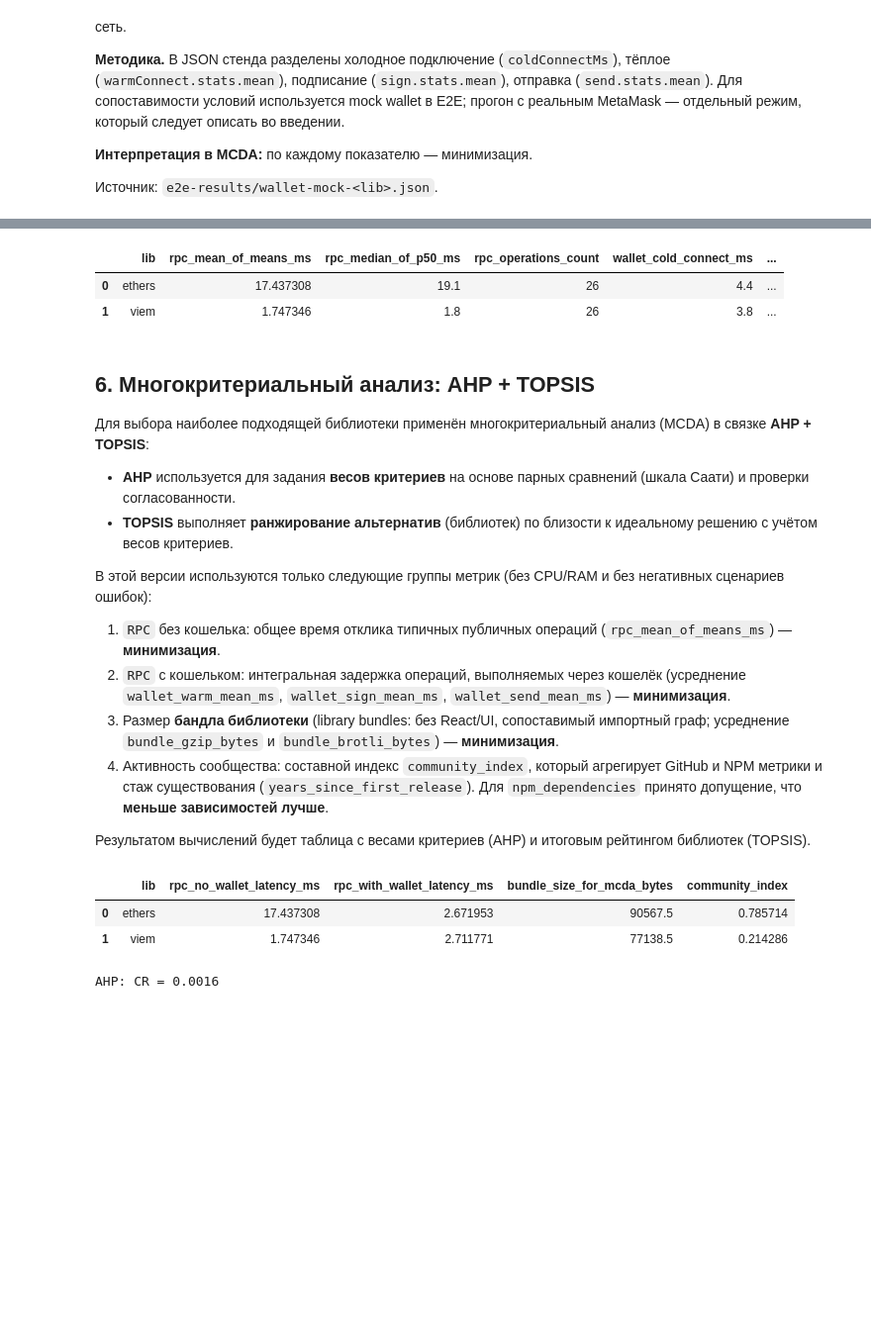
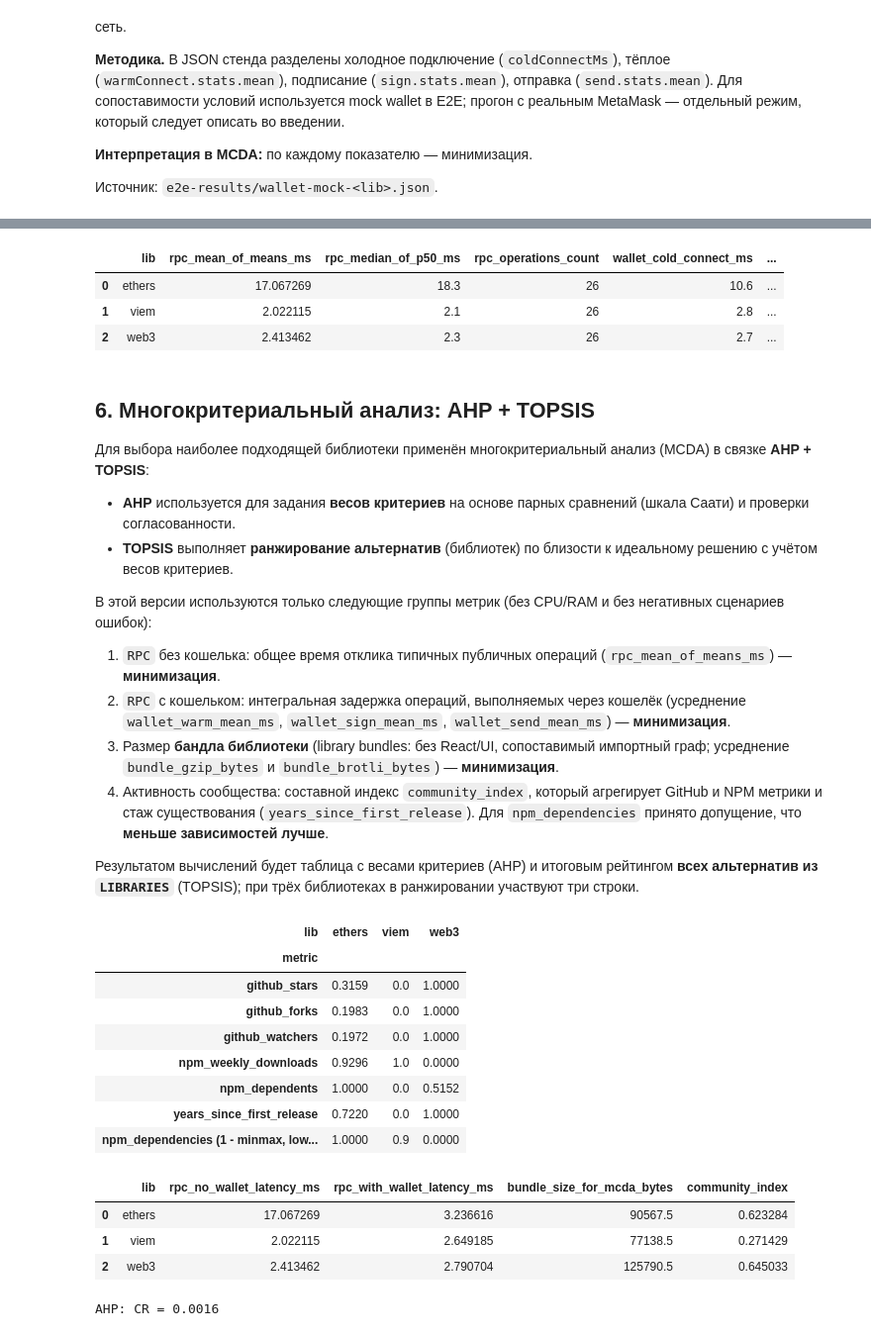
Before and after one commit to aka-Steam/web3libs, a Jupyter notebook: analysis/vkr_metrics_chapter.ipynb, the cells around one changed output, grey strips where cells are left out. Shown at 99% size. Saved outputs shown, nothing was run; the diff lists cells and outputs as text; code cells hidden in the pictures; blank space fills up the shorter version.

```diff
--- a/analysis/vkr_metrics_chapter.ipynb
+++ b/analysis/vkr_metrics_chapter.ipynb
@@ -41,9 +41,13 @@ except Exception:
 import matplotlib.pyplot as plt
 
 # --- настройки ---
-LIBRARIES: list[str] = ["ethers", "viem"]
+LIBRARIES: list[str] = ["ethers", "viem", "web3"]
 # Плоские ключи из bundle-analysis.json (library-only, см. npm run run-bundle-analysis)
-BUNDLE_KEY_BY_LIB: dict[str, str] = {"ethers": "dist-lib-ethers", "viem": "dist-lib-viem"}
+BUNDLE_KEY_BY_LIB: dict[str, str] = {
+    "ethers": "dist-lib-ethers",
+    "viem": "dist-lib-viem",
+    "web3": "dist-lib-web3",
+}
 plt.rcParams["axes.prop_cycle"] = plt.cycler(color=["#FF6200", "#0F4FA8", "#3BDA00"])
 # Дата «наблюдения» для расчёта стажа с первого релиза (замените на дату снятия метрик в ВКР)
 REFERENCE_DATE: date = date.today()
@@ -633,8 +637,9 @@ display(df_summary)
 # print("Saved", out)
 # %% [output]
 |  | lib | rpc_mean_of_means_ms | rpc_median_of_p50_ms | rpc_operations_count | wallet_cold_connect_ms | ... |
-| 0 | ethers | 17.437308 | 19.1 | 26 | 4.4 | ... |
-| 1 | viem | 1.747346 | 1.8 | 26 | 3.8 | ... |
+| 0 | ethers | 17.067269 | 18.3 | 26 | 10.6 | ... |
+| 1 | viem | 2.022115 | 2.1 | 26 | 2.8 | ... |
+| 2 | web3 | 2.413462 | 2.3 | 26 | 2.7 | ... |
 # %% [markdown]
 ## 6. Многокритериальный анализ: AHP + TOPSIS
 
@@ -650,7 +655,7 @@ display(df_summary)
 3. Размер **бандла библиотеки** (library bundles: без React/UI, сопоставимый импортный граф; усреднение `bundle_gzip_bytes` и `bundle_brotli_bytes`) — **минимизация**.
 4. Активность сообщества: составной индекс `community_index`, который агрегирует GitHub и NPM метрики и стаж существования (`years_since_first_release`). Для `npm_dependencies` принято допущение, что **меньше зависимостей лучше**.
 
-Результатом вычислений будет таблица с весами критериев (AHP) и итоговым рейтингом библиотек (TOPSIS).
+Результатом вычислений будет таблица с весами критериев (AHP) и итоговым рейтингом **всех альтернатив из `LIBRARIES`** (TOPSIS); при трёх библиотеках в ранжировании участвуют три строки.
 # %%
 # --- Подготовка матрицы критериев (строго по выбранным группам метрик) ---
 
@@ -669,37 +674,57 @@ COMMUNITY_BENEFIT_COLS = [
 COMMUNITY_COST_COL = 'npm_dependencies'  # меньше зависимостей лучше
 
 
 def minmax_norm(s: pd.Series) -> pd.Series:
     lo, hi = pd.to_numeric(s, errors='coerce').min(), pd.to_numeric(s, errors='coerce').max()
     if not np.isfinite(lo) or not np.isfinite(hi) or hi == lo:
         # если все значения одинаковые (или NaN), вклад критерия нейтрален
         return pd.Series(0.5, index=s.index)
     return (s - lo) / (hi - lo)
 
 
 # Критерии MCDA
 mcda_df = pd.DataFrame({'lib': df_summary['lib'].copy()})
 mcda_df['rpc_no_wallet_latency_ms'] = pd.to_numeric(df_summary['rpc_mean_of_means_ms'], errors='coerce')
 mcda_df['rpc_with_wallet_latency_ms'] = df_summary[WALLET_LATENCY_COLS].apply(pd.to_numeric, errors='coerce').mean(axis=1, skipna=True)
 
 # Усредняем gzip и brotli как приближение к доставляемому размеру
 mcda_df['bundle_size_for_mcda_bytes'] = df_summary[BUNDLE_COLS].apply(pd.to_numeric, errors='coerce').mean(axis=1, skipna=True)
 
 # Индекс сообщества: нормализованные benefit и преобразованный cost
 community_norm_benefit = [minmax_norm(df_summary[c]) for c in COMMUNITY_BENEFIT_COLS]
 community_norm_cost = 1.0 - minmax_norm(df_summary[COMMUNITY_COST_COL])
 community_components = community_norm_benefit + [community_norm_cost]
-mcda_df['community_index'] = pd.concat(community_components, axis=1).mean(axis=1)
+community_norm_table = pd.concat(community_components, axis=1)
+community_norm_table.columns = COMMUNITY_BENEFIT_COLS + [
+    f"{COMMUNITY_COST_COL} (1 - minmax, lower deps better)",
+]
+community_norm_table.insert(0, "lib", df_summary["lib"].to_numpy())
+# display(community_norm_table.round(4))
+
+# Предпросмотр: столбцы — библиотеки, строки — метрики (min-max по каждой метрике)
+display(community_norm_table.set_index("lib").T.rename_axis("metric").round(4))
+
+mcda_df['community_index'] = community_norm_table.drop(columns=["lib"]).mean(axis=1)
 
 # Список критериев и их тип для TOPSIS: 1 = максимум лучше, -1 = минимум лучше
 CRITERIA_COLS = ['rpc_no_wallet_latency_ms', 'rpc_with_wallet_latency_ms', 'bundle_size_for_mcda_bytes', 'community_index']
 TYPES = np.array([-1, -1, -1, 1], dtype=int)
 
 display(mcda_df)
 # %% [output]
-|  | lib | rpc_no_wallet_latency_ms | rpc_with_wallet_latency_ms | bundle_size_for_mcda_bytes | community_index |
-| 0 | ethers | 17.437308 | 2.671953 | 90567.5 | 0.785714 |
-| 1 | viem | 1.747346 | 2.711771 | 77138.5 | 0.214286 |
+| lib | ethers | viem | web3 |
+| metric |  |  |  |
+| github_stars | 0.3159 | 0.0 | 1.0000 |
+| github_forks | 0.1983 | 0.0 | 1.0000 |
+| github_watchers | 0.1972 | 0.0 | 1.0000 |
+| npm_weekly_downloads | 0.9296 | 1.0 | 0.0000 |
+| npm_dependents | 1.0000 | 0.0 | 0.5152 |
+| years_since_first_release | 0.7220 | 0.0 | 1.0000 |
+| npm_dependencies (1 - minmax, low... | 1.0000 | 0.9 | 0.0000 |
+|  | lib | rpc_no_wallet_latency_ms | rpc_with_wallet_latency_ms | bundle_size_for_mcda_bytes | community_index |
+| 0 | ethers | 17.067269 | 3.236616 | 90567.5 | 0.623284 |
+| 1 | viem | 2.022115 | 2.649185 | 77138.5 | 0.271429 |
+| 2 | web3 | 2.413462 | 2.790704 | 125790.5 | 0.645033 |
 # %%
 # --- AHP: веса критериев ---
 
```
Also changed, not shown: parts of 8 cells of this notebook, 31 other files.
